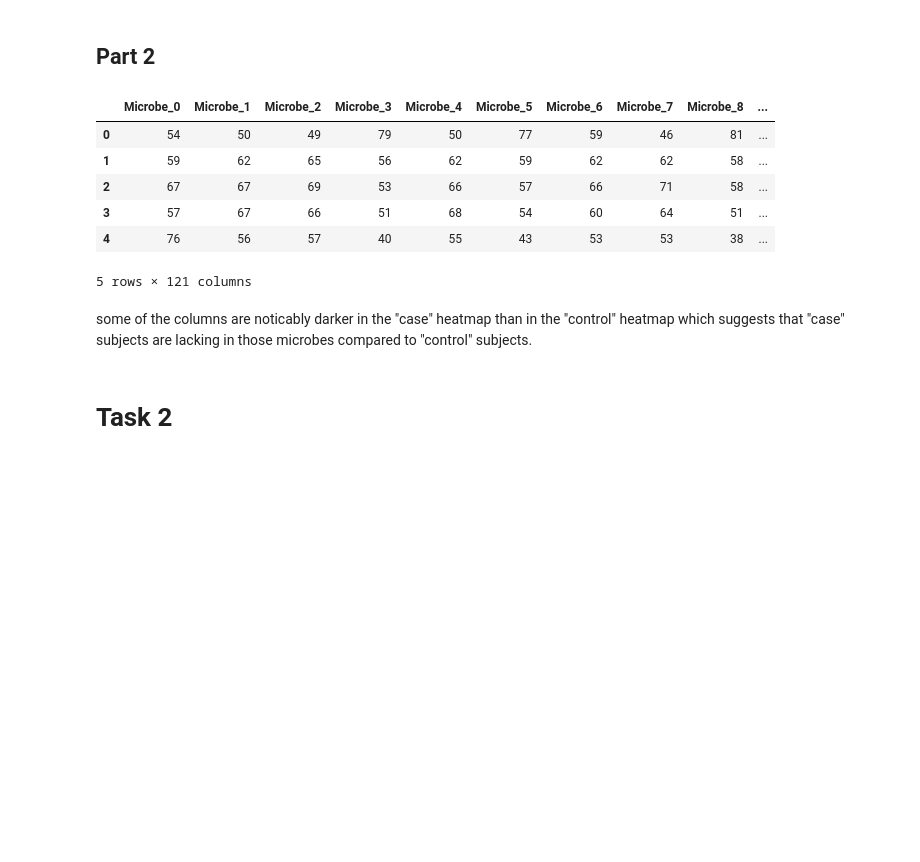
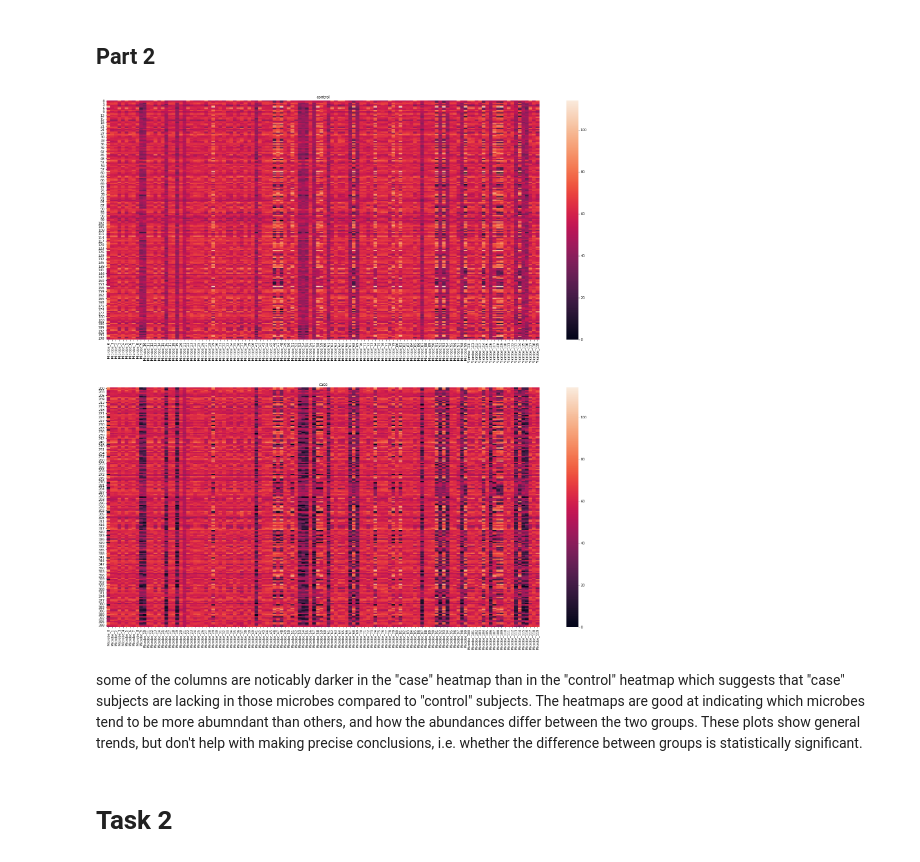
Before and after one commit to ArchieGertsman/ECE471-MP2, a Jupyter notebook: answers.ipynb, the cells around one changed output. Drawn from its saved outputs; the diff is of its cells as text; code cells hidden in the pictures; blank space fills up the shorter version.

```diff
--- a/answers.ipynb
+++ b/answers.ipynb
@@ -352,28 +371,21 @@ df_qc_good
 ## Part 2
 # %%
 df_abundance = pd.read_csv('MicrobeAbundance.csv').drop('Unnamed: 0', axis=1)
-df_abundance.head()
-# %% [output]
-|  | Microbe_0 | Microbe_1 | Microbe_2 | Microbe_3 | Microbe_4 | Microbe_5 | Microbe_6 | Microbe_7 | Microbe_8 | ... |
-| 0 | 54 | 50 | 49 | 79 | 50 | 77 | 59 | 46 | 81 | ... |
-| 1 | 59 | 62 | 65 | 56 | 62 | 59 | 62 | 62 | 58 | ... |
-| 2 | 67 | 67 | 69 | 53 | 66 | 57 | 66 | 71 | 58 | ... |
-| 3 | 57 | 67 | 66 | 51 | 68 | 54 | 60 | 64 | 51 | ... |
-| 4 | 76 | 56 | 57 | 40 | 55 | 43 | 53 | 53 | 38 | ... |
-5 rows × 121 columns
 # %%
-# fig, ax = plt.subplots(nrows=2, ncols=1, figsize=(30,30))
+fig, ax = plt.subplots(nrows=2, ncols=1, figsize=(30,30))
 
-# min = df_abundance.drop('Group', axis=1).min().min()
-# max = df_abundance.drop('Group', axis=1).max().max()
+min = df_abundance.drop('Group', axis=1).min().min()
+max = df_abundance.drop('Group', axis=1).max().max()
 
-# heatmap(df_abundance[df_abundance.Group == 'control'].drop('Group', axis=1), ax=ax[0], vmin=min, vmax=max)
-# heatmap(df_abundance[df_abundance.Group == 'case'].drop('Group', axis=1), ax=ax[1], vmin=min, vmax=max)
+heatmap(df_abundance[df_abundance.Group == 'control'].drop('Group', axis=1), ax=ax[0], vmin=min, vmax=max)
+heatmap(df_abundance[df_abundance.Group == 'case'].drop('Group', axis=1), ax=ax[1], vmin=min, vmax=max)
 
-# ax[0].title.set_text('control')
-# ax[1].title.set_text('case')
+ax[0].title.set_text('control')
+ax[1].title.set_text('case')
+# %% [output]
+[figure, added]
 # %% [markdown]
-some of the columns are noticably darker in the "case" heatmap than in the "control" heatmap which suggests that "case" subjects are lacking in those microbes compared to "control" subjects.
+some of the columns are noticably darker in the "case" heatmap than in the "control" heatmap which suggests that "case" subjects are lacking in those microbes compared to "control" subjects. The heatmaps are good at indicating which microbes tend to be more abumndant than others, and how the abundances differ between the two groups. These plots show general trends, but don't help with making precise conclusions, i.e. whether the difference between groups is statistically significant.
 # %% [markdown]
 # Task 2
 # %% [markdown]
```
Also changed, not shown: parts of 32 cells of this notebook, 2 other files.
